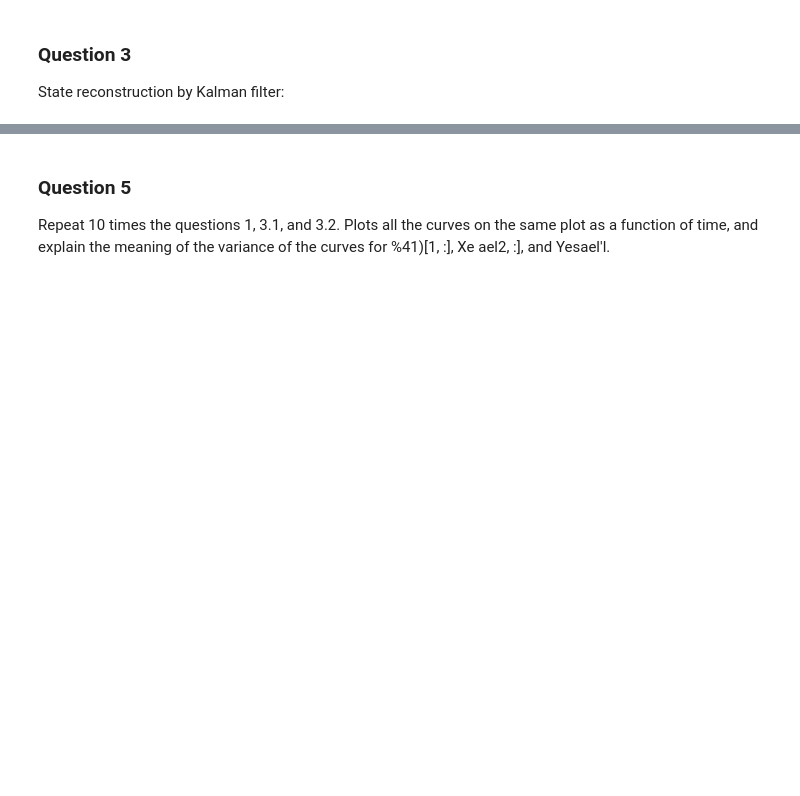
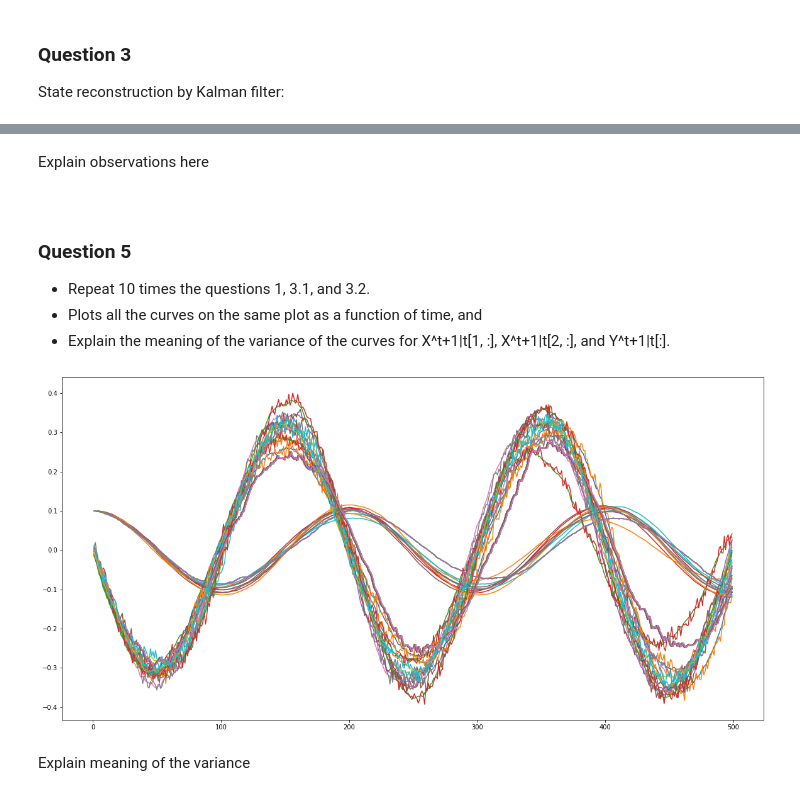
Before and after one commit to kavan-soni/252_260, a Jupyter notebook: 252_HW2/252_hw2.ipynb, the cells around one changed output, grey strips where cells are left out. Drawn from its saved outputs; the diff is of its cells as text; code cells hidden in the pictures; blank space fills up the shorter version.

```diff
--- a/252_HW2/252_hw2.ipynb
+++ b/252_HW2/252_hw2.ipynb
@@ -114,2 +98,23 @@ array([[0.0012664 , 0.00018763],
+# %%
+def state_estimation_covariance(sigma_zero):
+
+  state_estimation_cov_mat = np.empty((T+1, 2, 2))
+
+  sigma_t = sigma_zero
+  state_estimation_cov_mat[0][0][0], state_estimation_cov_mat[0][0][1] = sigma_t[0][0], sigma_t[0][1]
+  state_estimation_cov_mat[0][1][0], state_estimation_cov_mat[0][1][1] = sigma_t[1][0], sigma_t[1][1]
+
+  for i in range(1, T+1):
+    sigma_t1 = next_state_cov(sigma_t)
+
+    state_estimation_cov_mat[i][0][0], state_estimation_cov_mat[i][0][1] = sigma_t1[0][0], sigma_t1[0][1]
+    state_estimation_cov_mat[i][1][0], state_estimation_cov_mat[i][1][1] = sigma_t1[1][0], sigma_t1[1][1]
+
+    sigma_t = sigma_t1
+
+  return state_estimation_cov_mat
+
+sigma_zero = 10**(-3) * ( I_2x2 := np.array([[1, 0], [0, 1]]) ) # initial covariance
+state_estimation_cov_mat = state_estimation_covariance(sigma_zero)
 # %% [markdown]
 #### Question 3.2
@@ -156,5 +178,31 @@ plt.show()
+# %% [markdown]
+Explain observations here
+#
+#
+#
 # %% [markdown]
 ### Question 5
-Repeat 10 times the questions 1, 3.1, and 3.2. Plots all the
-curves on the same plot as a function of time, and explain the
-meaning of the variance of the curves for %41)[1, :], Xe ael2, :], and Yesael'l.
+
+
+*   Repeat 10 times the questions 1, 3.1, and 3.2.
+*   Plots all the curves on the same plot as a function of time, and
+*   Explain the meaning of the variance of the curves for X^t+1|t[1, :], X^t+1|t[2, :], and Y^t+1|t[:].
+# %%
+for _ in range(10):
+
+  simulated_state_1, obs_trajectory_1 = simulate_pendulum_dynamics(T, x0) #Q1
+  state_estimation_cov_mat_1 = state_estimation_covariance(sigma_zero) #Q3.1
+  state_reconstruction_mat_1, reconstructed_y_1 = full_state_reconstruction(x0, state_estimation_cov_mat_1) #Q3.2
+
+  plt.plot(time, state_reconstruction_mat_1[0][1:])
+  plt.plot(time, state_reconstruction_mat_1[1][1:])
+  plt.plot(time, reconstructed_y_1[0][:])
+  plt.plot(time, simulated_state_1[0][:])
+  plt.plot(time, simulated_state_1[1][:])
+  plt.plot(time, obs_trajectory_1[0][:])
+
+plt.show()
+# %% [output]
+[figure, added]
+# %% [markdown]
+Explain meaning of the variance
```
Also changed, not shown: parts of 9 cells of this notebook.
